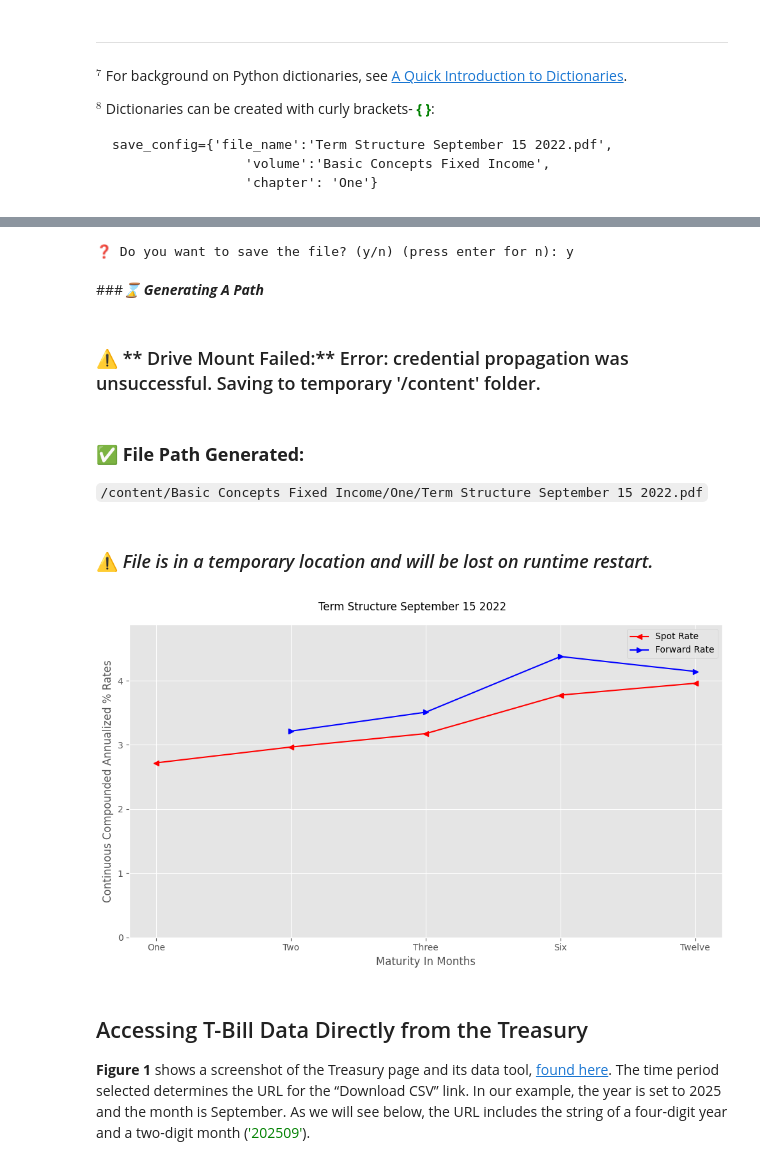
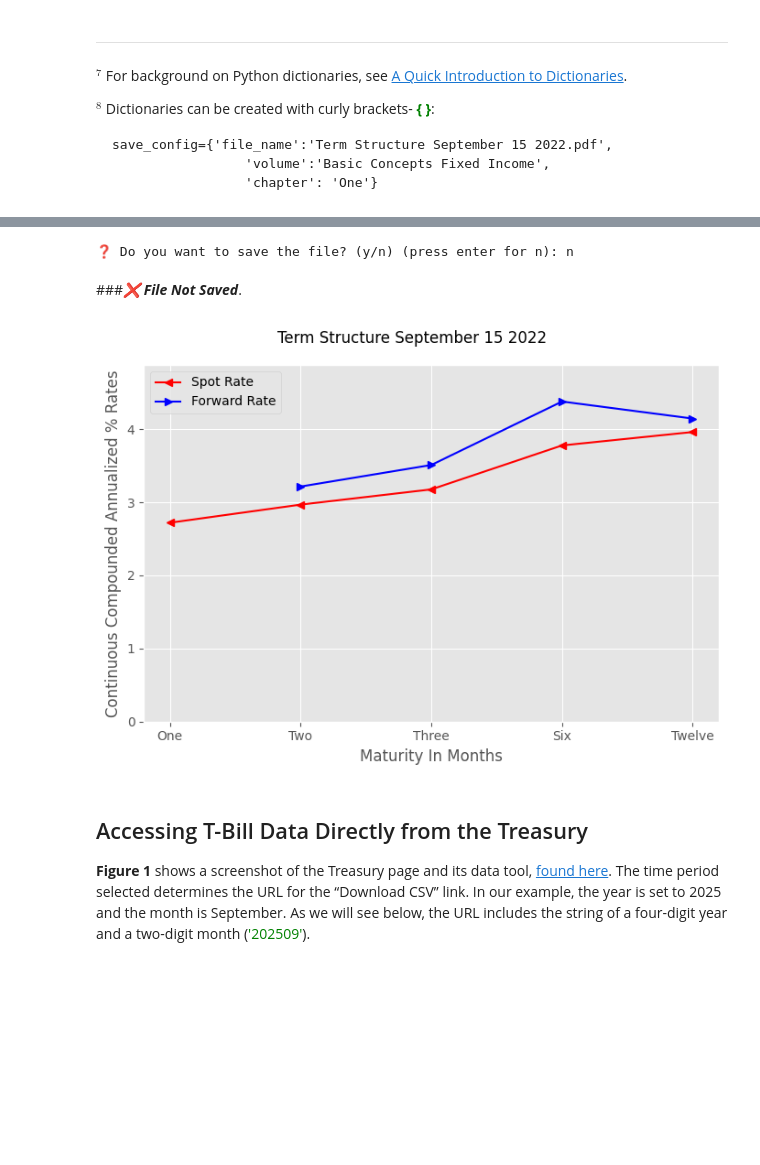
Before and after one commit to PatrickJHess/Vol-3-Chap-1, a Jupyter notebook: Calculating_And_Graphing_The_Term_Structure_Of_Interest_Rates.ipynb, the cells around one changed output, grey strips where cells are left out. Cells and saved outputs as stored; diff of their text form; code cells hidden in the pictures; blank space fills up the shorter version.

```diff
--- a/Calculating_And_Graphing_The_Term_Structure_Of_Interest_Rates.ipynb
+++ b/Calculating_And_Graphing_The_Term_Structure_Of_Interest_Rates.ipynb
@@ -671,41 +671,37 @@ series = ['Spot Rate', 'Forward Rate']
 
 # Define the label for the y-axis.
 ylabel = 'Continuous Compounded Annualized % Rates'
 
 # Define the label for the x-axis.
 xlabel = 'Maturity In Months'
 
 #'data' contains two series (spot and forward rates).
 x = len(data)
 
 # Define markers for the plot.
 markers = ['<','>']*round(x/2+x%2+0.001)
 
 # Define the lower bound for the y-axis.
 lower = 0
 
 # Define the upper bound for the y-axis.
 # considering NaN values (not a number) and adds a small buffer (0.5) for padding.
 upper = max(np.nanmax(data[0]), np.nanmax(data[1])) + 0.5
 
 # Define the y-axis limits (minimum and maximum values).
 ylim = [lower, upper]
 
 # Define the size of the plot (width, height) in inches.
-size = (10, 6)
+size = (7, 5)
 # Define colors as red and blue
 colors=['r','b']
 # This function generates and possibly saves a plot.
 one_y_axis(xaxis, data, title, series, xlabel, ylabel, markers, size, ylim,
            save_config=save_config,colors=colors)
 # %% [output]
-❓ Do you want to save the file? (y/n) (press enter for n): y
+❓ Do you want to save the file? (y/n) (press enter for n): n
-###***⌛ Generating A Path***
+###***❌ File Not Saved***.
-### ⚠️ ** Drive Mount Failed:** Error: credential propagation was unsuccessful. Saving to temporary '/content' folder.
-### ✅ **File Path Generated:**
-`/content/Basic Concepts Fixed Income/One/Term Structure September 15 2022.pdf`
-### ⚠️ *File is in a temporary location and will be lost on runtime restart.*
-[figure, old version]
+[figure, new version]
 # %% [markdown]
 ## Accessing T-Bill Data Directly from the Treasury
 
```
Also changed, not shown: parts of 6 cells of this notebook, 27 other files.
